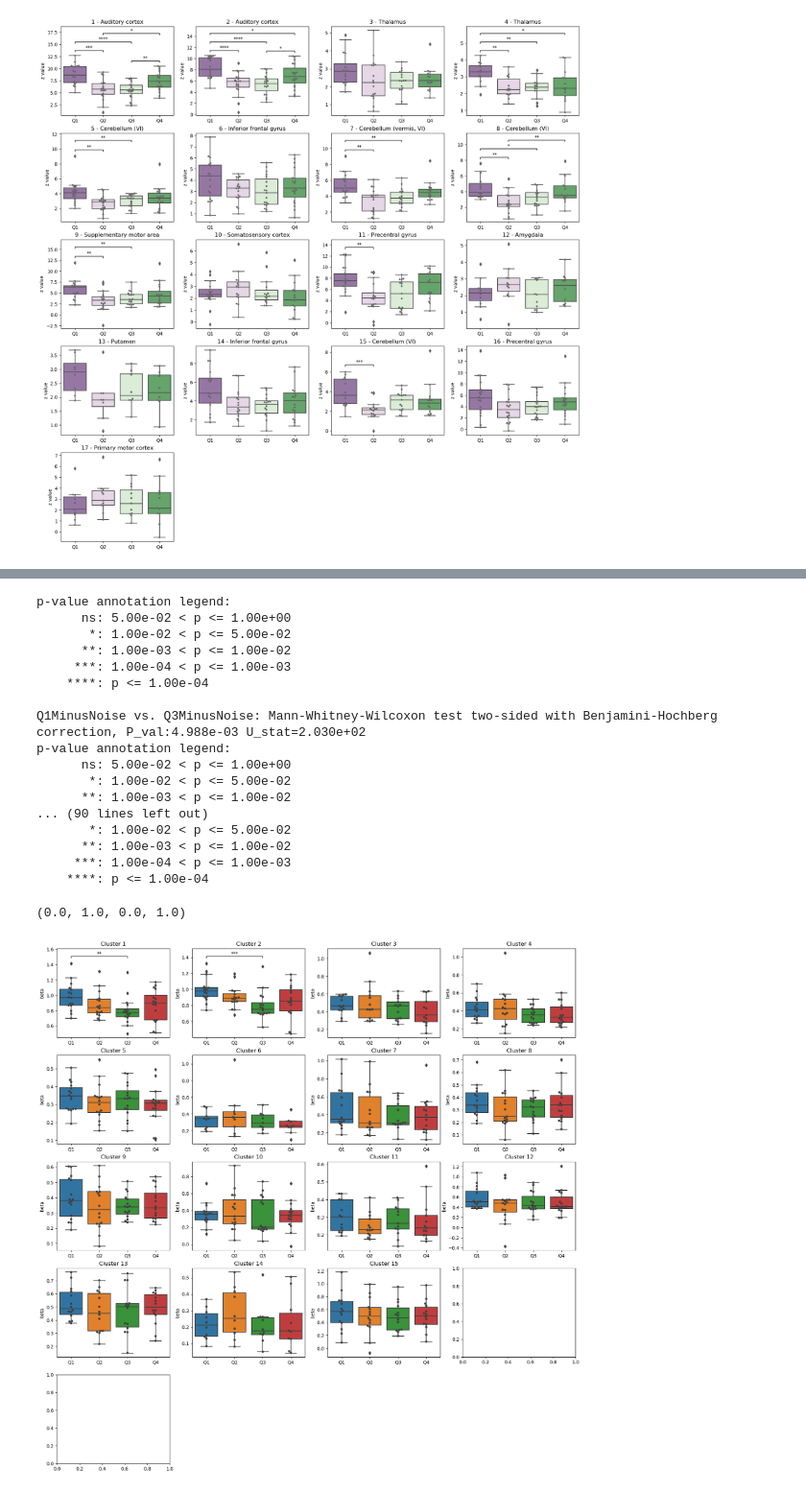
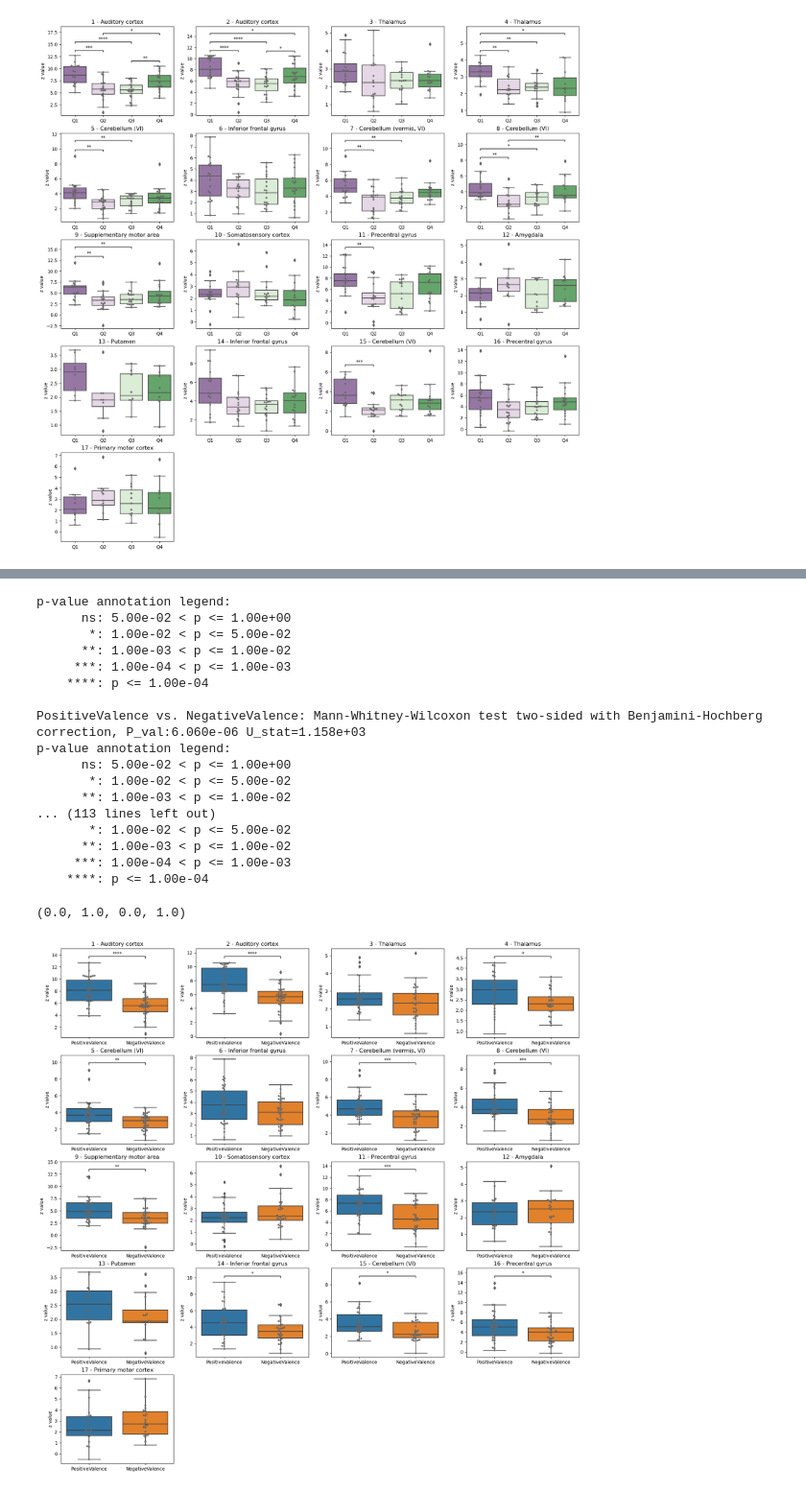
Before and after one commit to CIBIT-UC/brainplayback_task01, a Jupyter notebook: nilearn/glm_barplot-betas.ipynb, the cells around one changed output, grey strips where cells are left out. Shown at 96% size. Drawn from its saved outputs; the diff is of its cells as text; code cells hidden in the pictures.

Commit message:
add arousal and valence z score comparison

```diff
--- a/nilearn/glm_barplot-betas.ipynb
+++ b/nilearn/glm_barplot-betas.ipynb
@@ -274,3 +274,10 @@ p-value annotation legend:
     ****: p <= 1.00e-04
 (0.0, 1.0, 0.0, 1.0)
 [figure]
+# %%
+# create a copy of df joing the contrasts Q1+Q2 and Q3+Q4 (test for arousal)
+df_arousal = df.copy()
+df_arousal['contrast'] = df_arousal['contrast'].replace({'Q1MinusNoise': 'PositiveArousal',
+                                                         'Q2MinusNoise': 'PositiveArousal',
+                                                         'Q3MinusNoise': 'NegativeArousal',
+                                                         'Q4MinusNoise': 'NegativeArousal'})
@@ -277,7 +357,33 @@ p-value annotation legend:
+# %%
+# create a copy of df joing the contrasts Q1+Q4 and Q2+Q3 (test for valence)
+df_valence = df.copy()
+df_valence['contrast'] = df_valence['contrast'].replace({'Q1MinusNoise': 'PositiveValence',
+                                                         'Q2MinusNoise': 'NegativeValence',
+                                                         'Q3MinusNoise': 'NegativeValence',
+                                                         'Q4MinusNoise': 'PositiveValence'})
 # %%
-# create a box plot of the beta values for the first cluster with the different contrasts and statistical comparison between contrasts
-quad_list = ['Q1','Q2','Q3','Q4']
-quad_pairs = list(combinations(contrastList, r=2))
+# create a box plot of the z values for the first cluster with the different contrasts and statistical comparison between contrasts
+quad_list = ['PositiveValence','NegativeValence']
+quad_pairs = list(combinations(quad_list, r=2))
+
+# cluster label list
+cluster_labels_list = ['Auditory cortex',
+                'Auditory cortex',
+                'Thalamus',
+                'Thalamus',
+                'Cerebellum (VI)',
+                'Inferior frontal gyrus',
+                'Cerebellum (vermis, VI)',
+                'Cerebellum (VI)',
+                'Supplementary motor area',
+                'Somatosensory cortex',
+                'Precentral gyrus',
+                'Amygdala',
+                'Putamen',
+                'Inferior frontal gyrus',
+                'Cerebellum (VI)',
+                'Precentral gyrus',
+                'Primary motor cortex']
 
 # set up the figure
 fig, ax = plt.subplots(5,4,figsize=(20, 20))
@@ -288,43 +394,43 @@ for rr in range(len(cluster_list)):
     col = rr % 4
 
     # set up the boxplot
-    sns.boxplot(x="contrast", y="beta", data=df[df['cluster']==cluster_list[rr]], ax=ax[row, col])
+    this_ax = sns.boxplot(x="contrast", y="z_value", data=df_valence[df_valence['cluster']==cluster_list[rr]], ax=ax[row, col])
 
     # add swarmplot
-    sns.swarmplot(x="contrast", y="beta", data=df[df['cluster']==cluster_list[rr]], color=".25", ax=ax[row, col])
+    sns.swarmplot(x="contrast", y="z_value", data=df_valence[df_valence['cluster']==cluster_list[rr]], ax=ax[row, col], size=4, color="0.4")
 
     # add title
-    ax[row, col].set_title(f"Cluster {int(cluster_list[rr])}")
+    ax[row, col].set_title(f"{int(cluster_list[rr])} - {cluster_labels_list[rr]}")
     ax[row, col].set_xticklabels(quad_list)
     ax[row, col].set_xlabel('')
-    ax[row, col].set_ylabel('beta')
+    ax[row, col].set_ylabel('z value')
 
     # statistical comparisons between contrasts
-    annotator = Annotator(ax[row, col], quad_pairs, data=df[df['cluster']==cluster_list[rr]], x='contrast', y='beta', order=contrastList)
+    annotator = Annotator(ax[row, col], quad_pairs, data=df_valence[df_valence['cluster']==cluster_list[rr]], x='contrast', y='z_value', order=quad_list)
     annotator.configure(test='Mann-Whitney', text_format='star', loc='inside', verbose=1, comparisons_correction='fdr_bh', hide_non_significant=True)
     annotator.apply_and_annotate()
 
 # clear the last three subplots
 ax[4,1].axis('off')
 ax[4,2].axis('off')
 ax[4,3].axis('off')
 # %% [output]
 p-value annotation legend:
       ns: 5.00e-02 < p <= 1.00e+00
        *: 1.00e-02 < p <= 5.00e-02
       **: 1.00e-03 < p <= 1.00e-02
      ***: 1.00e-04 < p <= 1.00e-03
     ****: p <= 1.00e-04
 
-Q1MinusNoise vs. Q3MinusNoise: Mann-Whitney-Wilcoxon test two-sided with Benjamini-Hochberg correction, P_val:4.988e-03 U_stat=2.030e+02
+PositiveValence vs. NegativeValence: Mann-Whitney-Wilcoxon test two-sided with Benjamini-Hochberg correction, P_val:6.060e-06 U_stat=1.158e+03
 p-value annotation legend:
       ns: 5.00e-02 < p <= 1.00e+00
        *: 1.00e-02 < p <= 5.00e-02
       **: 1.00e-03 < p <= 1.00e-02
-... (90 lines left out)
+... (113 lines left out)
        *: 1.00e-02 < p <= 5.00e-02
       **: 1.00e-03 < p <= 1.00e-02
      ***: 1.00e-04 < p <= 1.00e-03
     ****: p <= 1.00e-04
 (0.0, 1.0, 0.0, 1.0)
-[figure, old version]
+[figure, new version]
```
Also changed, not shown: parts of 1 cell of this notebook.
